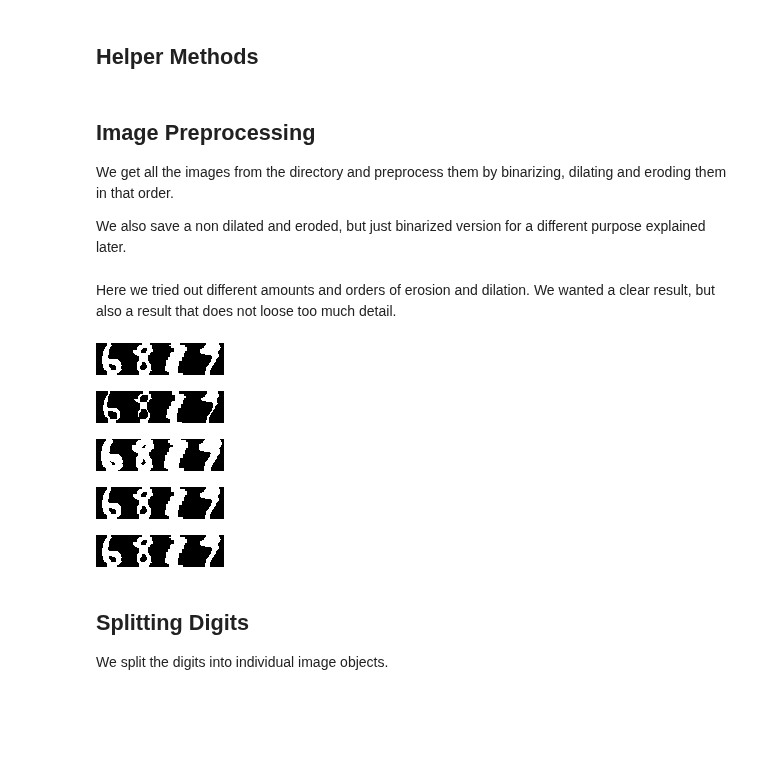
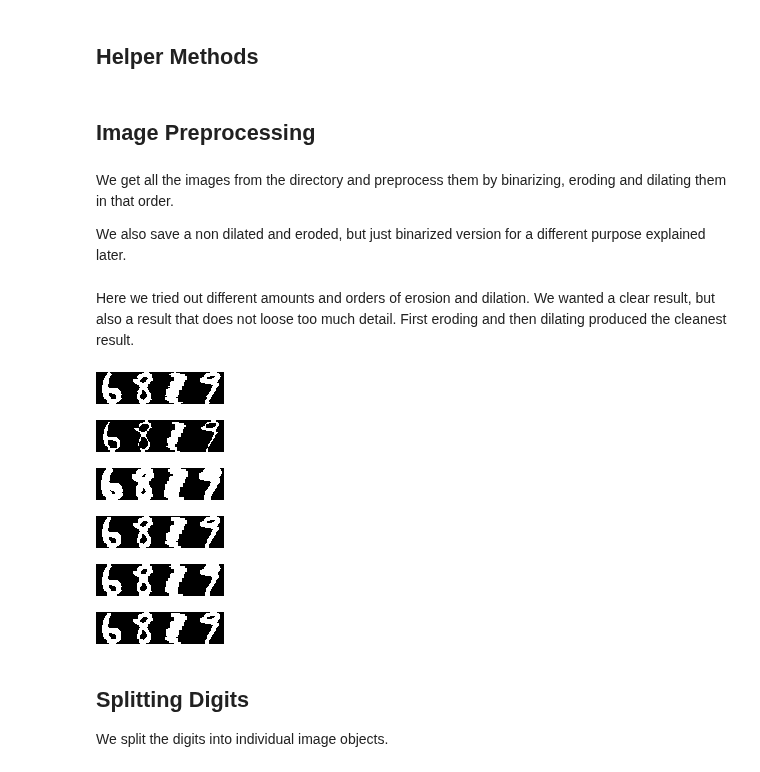
Before and after one commit to jsmienk/IML, a Jupyter notebook: notebooks/feature_extraction.ipynb, the cells around one changed output. Saved outputs shown, nothing was run; the diff lists cells and outputs as text; code cells hidden in the pictures; blank space fills up the shorter version.

```diff
--- a/notebooks/feature_extraction.ipynb
+++ b/notebooks/feature_extraction.ipynb
@@ -45,10 +45,10 @@ def get_images_in_path(path):
             label = name[:-4]
             img_list.append((label, img))
     return img_list
+# %% [markdown]
+## Image Preprocessing
 # %% [markdown]
-## Image Preprocessing
-
-We get all the images from the directory and preprocess them by binarizing, dilating and eroding them in that order.
+We get all the images from the directory and preprocess them by binarizing, eroding and dilating them in that order.
 
 We also save a non dilated and eroded, but just binarized version for a different purpose explained later.
 # %%
@@ -57,24 +57,25 @@ raw = get_images_in_path('../dataset-images/')
 images = []
 for img in raw:
     _bin = img[1].binarize()
-    images.append((img[0], _bin.dilate().erode(), _bin))
+    images.append((img[0], _bin.erode().dilate(), _bin))
 # %% [markdown]
-Here we tried out different amounts and orders of erosion and dilation. We wanted a clear result, but also a result that does not loose too much detail.
+Here we tried out different amounts and orders of erosion and dilation. We wanted a clear result, but also a result that does not loose too much detail. First eroding and then dilating produced the cleanest result.
 # %%
 # EXAMPLE IMAGES
-images[0][1].save(disp)
-
-img = images[0][1]
+img = images[0][2]
+img.save(disp)
 img.erode().save(disp)
 img.dilate().save(disp)
 img.erode().dilate().save(disp)
 img.dilate().erode().save(disp)
+images[0][1].save(disp)
 # %% [output]
-[figure, old version]
+[figure, new version]
-[figure, old version]
+[figure, new version]
 [figure]
-[figure, old version]
+[figure, new version]
 [figure]
+[figure, added]
 # %% [markdown]
 ## Splitting Digits
 
```
Also changed, not shown: parts of 13 cells of this notebook, 23 other files.
